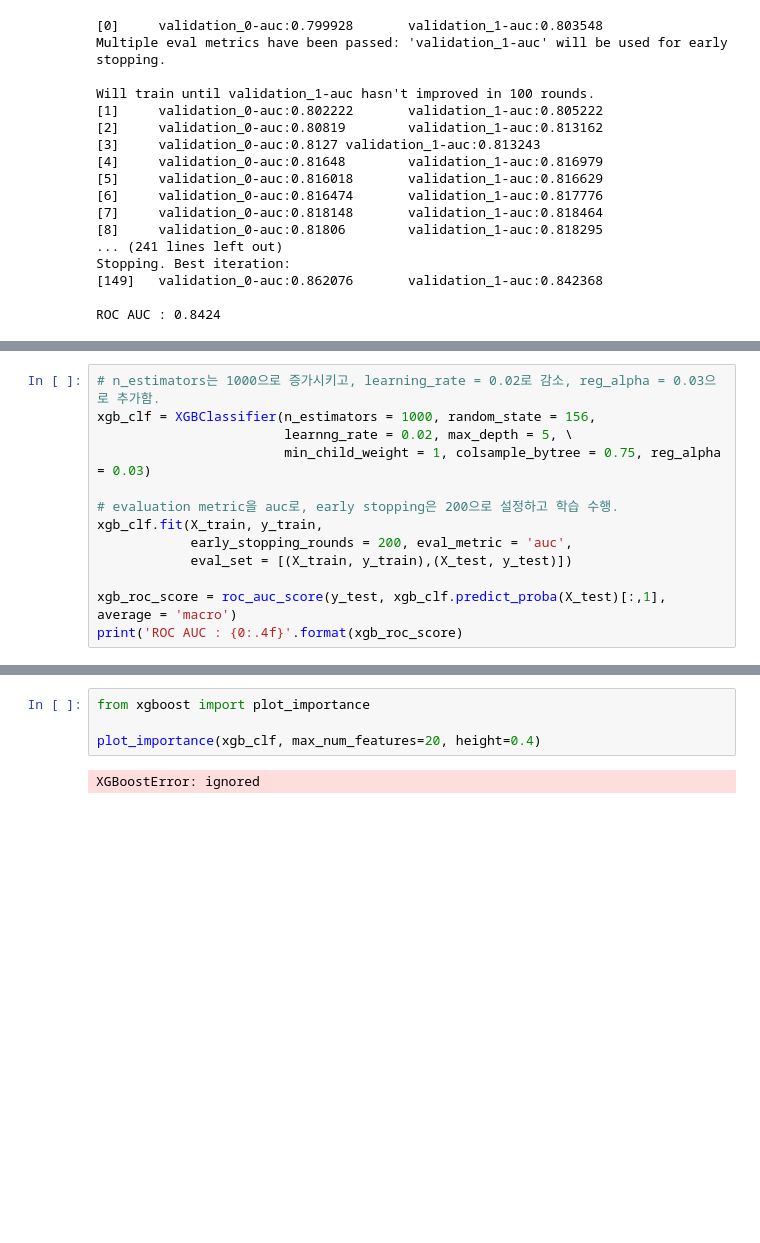
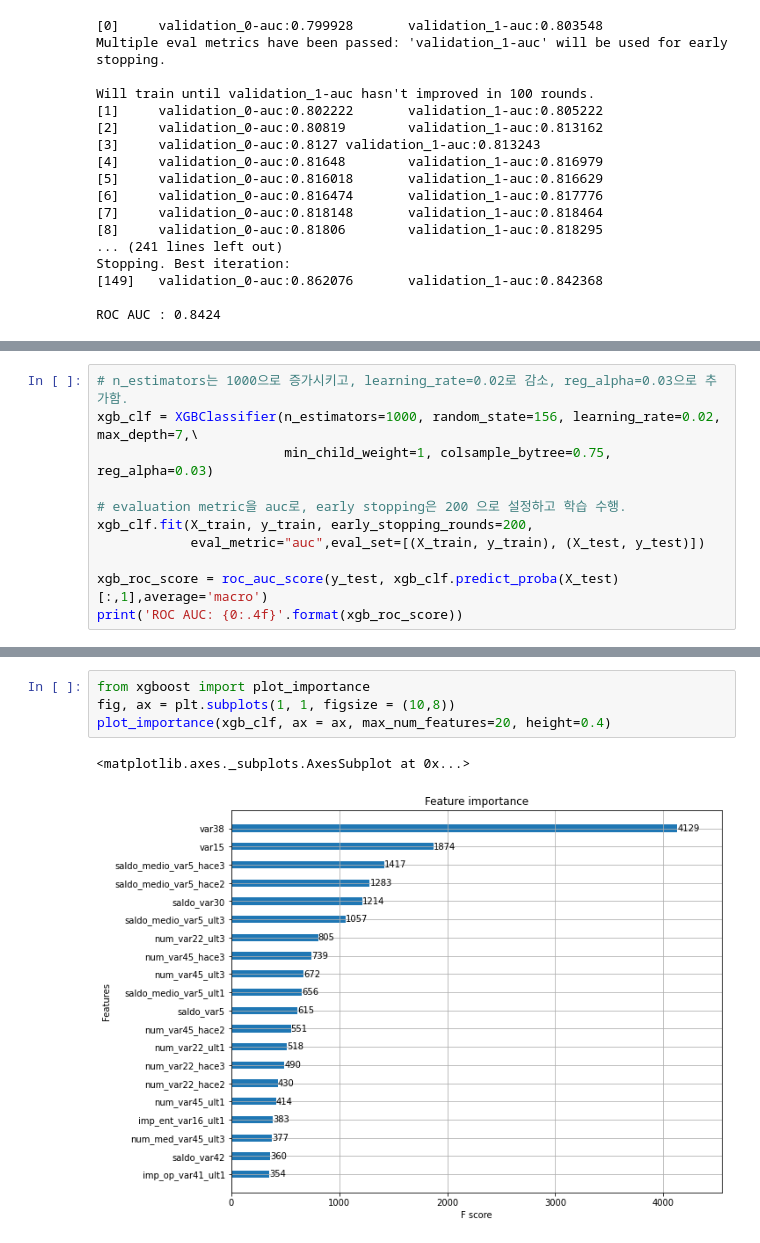
Before and after one commit to seonwoojh/TIL, a Jupyter notebook: Machine-Learning-Tutorial-With-Python/15_Perfect_Gudie_BaysianOptimization.ipynb, the cells around one changed output, grey strips where cells are left out. Drawn from its saved outputs; the diff is of its cells as text; blank space fills up the shorter version.

```diff
--- a/Machine-Learning-Tutorial-With-Python/15_Perfect_Gudie_BaysianOptimization.ipynb
+++ b/Machine-Learning-Tutorial-With-Python/15_Perfect_Gudie_BaysianOptimization.ipynb
@@ -165,13 +181,11 @@ print('ROC AUC: {0:.4f}'.format(xgb_roc_score))
 # %%
-# n_estimators는 1000으로 증가시키고, learning_rate = 0.02로 감소, reg_alpha = 0.03으로 추가함.
-xgb_clf = XGBClassifier(n_estimators = 1000, random_state = 156,
-                        learnng_rate = 0.02, max_depth = 5, \
-                        min_child_weight = 1, colsample_bytree = 0.75, reg_alpha = 0.03)
+# n_estimators는 1000으로 증가시키고, learning_rate=0.02로 감소, reg_alpha=0.03으로 추가함.
+xgb_clf = XGBClassifier(n_estimators=1000, random_state=156, learning_rate=0.02, max_depth=7,\
+                        min_child_weight=1, colsample_bytree=0.75, reg_alpha=0.03)
 
-# evaluation metric을 auc로, early stopping은 200으로 설정하고 학습 수행.
-xgb_clf.fit(X_train, y_train,
-            early_stopping_rounds = 200, eval_metric = 'auc',
-            eval_set = [(X_train, y_train),(X_test, y_test)])
+# evaluation metric을 auc로, early stopping은 200 으로 설정하고 학습 수행.
+xgb_clf.fit(X_train, y_train, early_stopping_rounds=200,
+            eval_metric="auc",eval_set=[(X_train, y_train), (X_test, y_test)])
 
-xgb_roc_score = roc_auc_score(y_test, xgb_clf.predict_proba(X_test)[:,1], average = 'macro')
-print('ROC AUC : {0:.4f}'.format(xgb_roc_score)
+xgb_roc_score = roc_auc_score(y_test, xgb_clf.predict_proba(X_test)[:,1],average='macro')
+print('ROC AUC: {0:.4f}'.format(xgb_roc_score))
@@ -178,6 +210,7 @@ print('ROC AUC : {0:.4f}'.format(xgb_roc_score)
 # %%
 from xgboost import plot_importance
-
-plot_importance(xgb_clf, max_num_features=20, height=0.4)
+fig, ax = plt.subplots(1, 1, figsize = (10,8))
+plot_importance(xgb_clf, ax = ax, max_num_features=20, height=0.4)
 # %% [output]
-XGBoostError: ignored
+<matplotlib.axes._subplots.AxesSubplot at 0x...>
+[figure, added]
```
Also changed, not shown: parts of 16 cells of this notebook.
